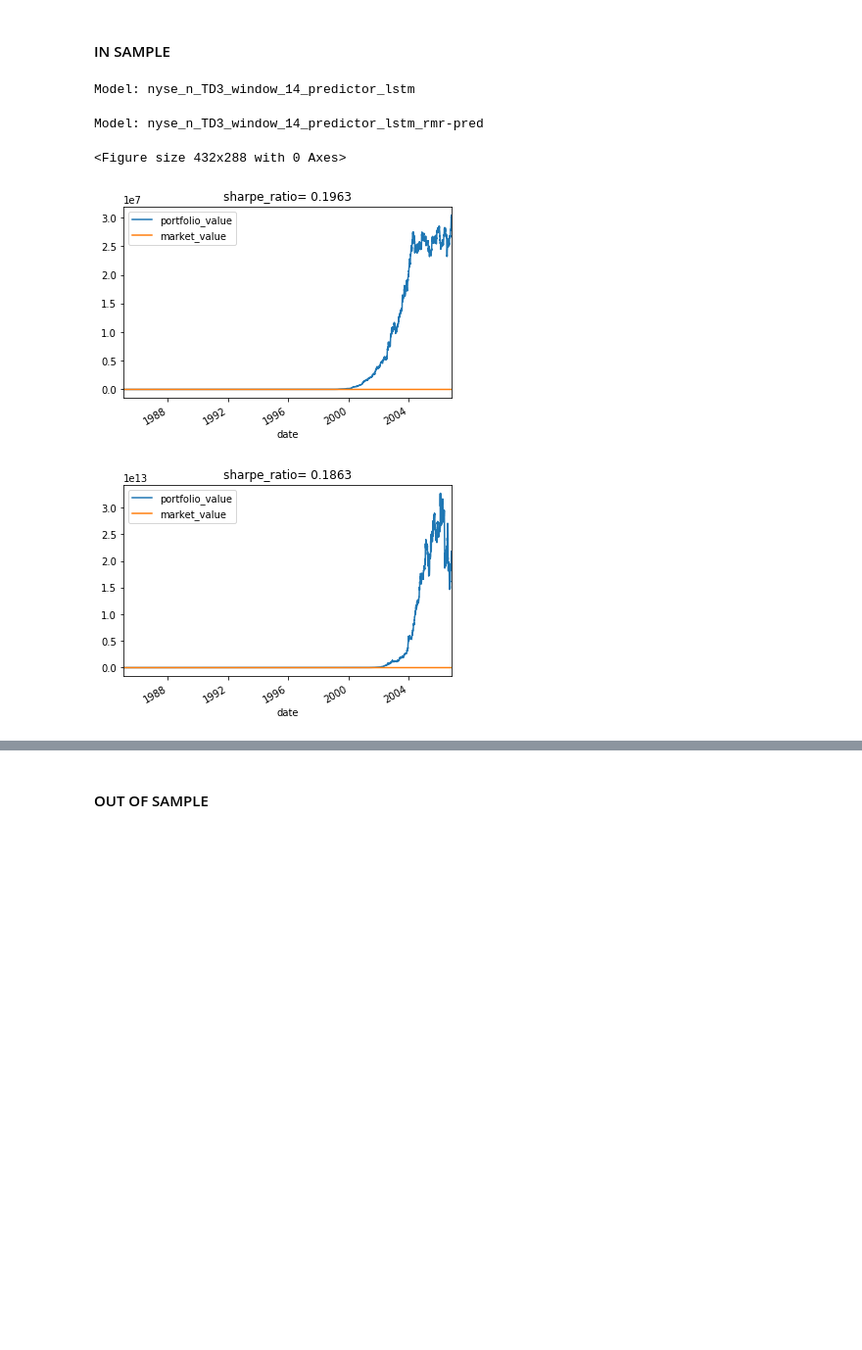
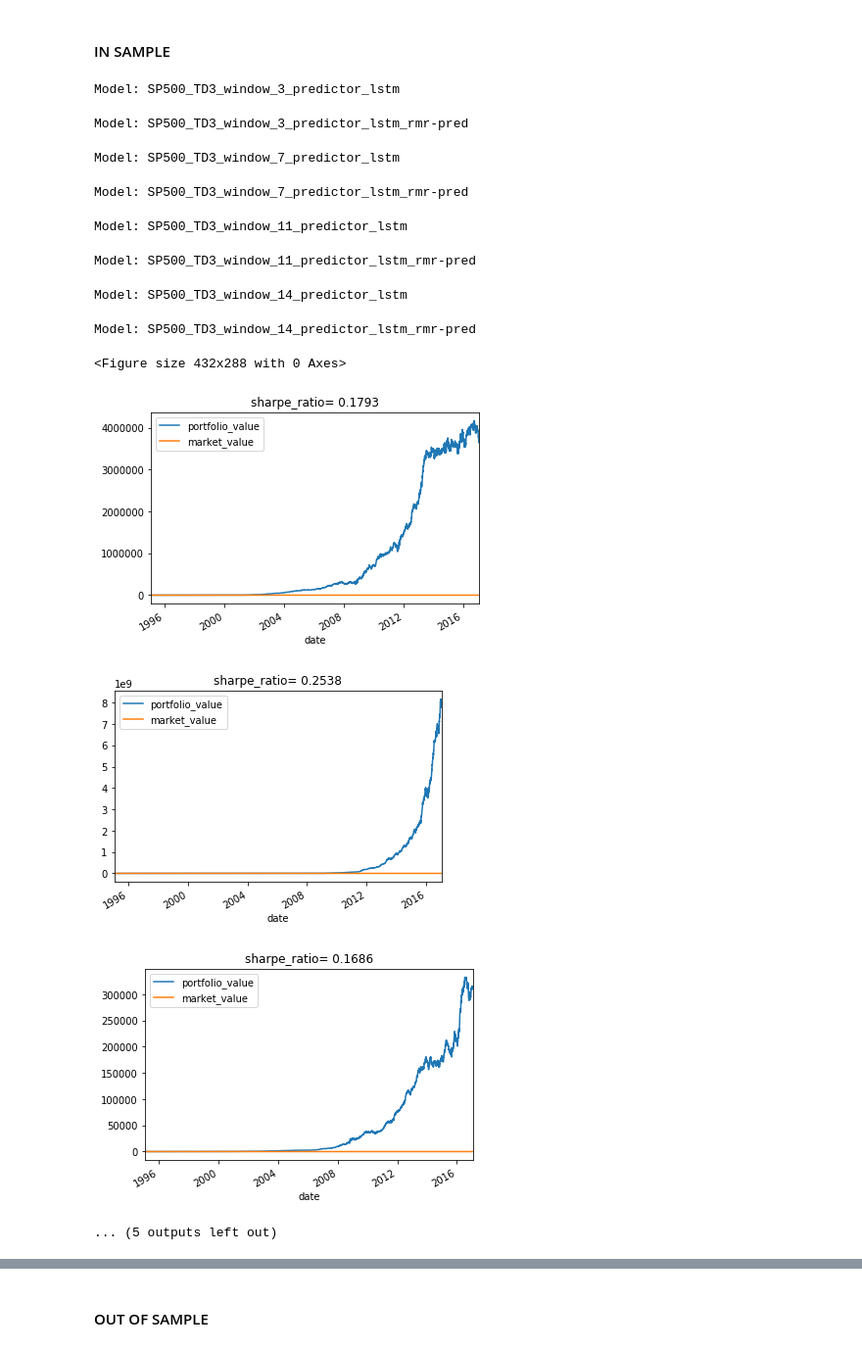
Before and after one commit to NigelCusc/DDPG_TD3_PortfolioOptimization_tensorflow-1.15.4, a Jupyter notebook: TD3 vs TD3-rmr-pred.ipynb, the cells around one changed output, grey strips where cells are left out. Shown at 98% size. Saved outputs shown, nothing was run; the diff lists cells and outputs as text; code cells hidden in the pictures; blank space fills up the shorter version.

Commit message:
[TEST] Ran models on SP500

```diff
--- a/TD3 vs TD3-rmr-pred.ipynb
+++ b/TD3 vs TD3-rmr-pred.ipynb
@@ -48,7 +48,7 @@ tau = 1e-3
 models = []
 model_names = []
 framework_lst = ['TD3']
-window_length_lst = [14]
+window_length_lst = [3, 7, 11, 14]
 maximum_window = max(window_length_lst)
 predictor_type_lst = ['lstm']
 use_batch_norm = True
@@ -56,7 +56,7 @@ log_return = True
 load_technical_indicators = True
 # %%
 # Stock History
-dataset_name = 'nyse_n'
+dataset_name = 'SP500'
 history, assets, date_list = read_stock_history(filepath='utils/datasets/{}.h5'.format(dataset_name))
 history = history[:, :, :4]
 nb_classes = len(history) + 1
@@ -300,7 +306,7 @@ full_observations_list = []
 full_info_list = []
 full_action_list = []
 full_df_performance = []
-portfolio_values_list = []
+in_portfolio_values_list = []
 
 for window_length in window_length_lst:
     model_names_subset = []
@@ -318,39 +324,47 @@ for window_length in window_length_lst:
     print("Model: {}".format(model_name))
     env = PortfolioEnv(history, assets, date_list, start_date=train_start_date,
                               end_date=train_end_date, window_length=window_length)
 
     _, observations, info_list, actions, _, _, portfolio_values, _ = test_model(env, model)
 
     # Add to results
     full_model_names.append(model_name)
     full_models.append(model)
     full_observations_list.append(observations)
     full_info_list.append(info_list)
     full_action_list.append(actions)
     portfolio_values_list.append(portfolio_values)
 
     # technical indicators ---------------------------
     print("Model: {}".format(ti_model_name))
     env = PortfolioEnv(history, assets, date_list, start_date=train_start_date,
                               end_date=train_end_date, window_length=window_length,
                                   technical_indicators_flag=True,
                                   technical_indicator_history=ti_dict[window_length])
 
     _, observations, info_list, actions, _, _, portfolio_values, _ = test_model(env, ti_model)
 
     # Add to results
     full_model_names.append(ti_model_name)
     full_models.append(ti_model)
     full_observations_list.append(observations)
     full_info_list.append(info_list)
     full_action_list.append(actions)
-    portfolio_values_list.append(portfolio_values)
+    in_portfolio_values_list.append(portfolio_values)
 # %% [output]
-Model: nyse_n_TD3_window_14_predictor_lstm
+Model: SP500_TD3_window_3_predictor_lstm
-Model: nyse_n_TD3_window_14_predictor_lstm_rmr-pred
+Model: SP500_TD3_window_3_predictor_lstm_rmr-pred
-<Figure size 432x288 with 0 Axes>
+Model: SP500_TD3_window_7_predictor_lstm
+Model: SP500_TD3_window_7_predictor_lstm_rmr-pred
+Model: SP500_TD3_window_11_predictor_lstm
+Model: SP500_TD3_window_11_predictor_lstm_rmr-pred
+Model: SP500_TD3_window_14_predictor_lstm
+Model: SP500_TD3_window_14_predictor_lstm_rmr-pred
+<Figure size 432x288 with 0 Axes>
-[figure, old version]
+[figure, new version]
-[figure, old version]
+[figure, new version]
+[figure, added]
+... (5 outputs left out)
 # %%
 # Set Up Environment
 env = PortfolioEnv(history, assets, date_list, start_date=train_start_date,
```
Also changed, not shown: parts of 27 cells of this notebook, 33 other files.
